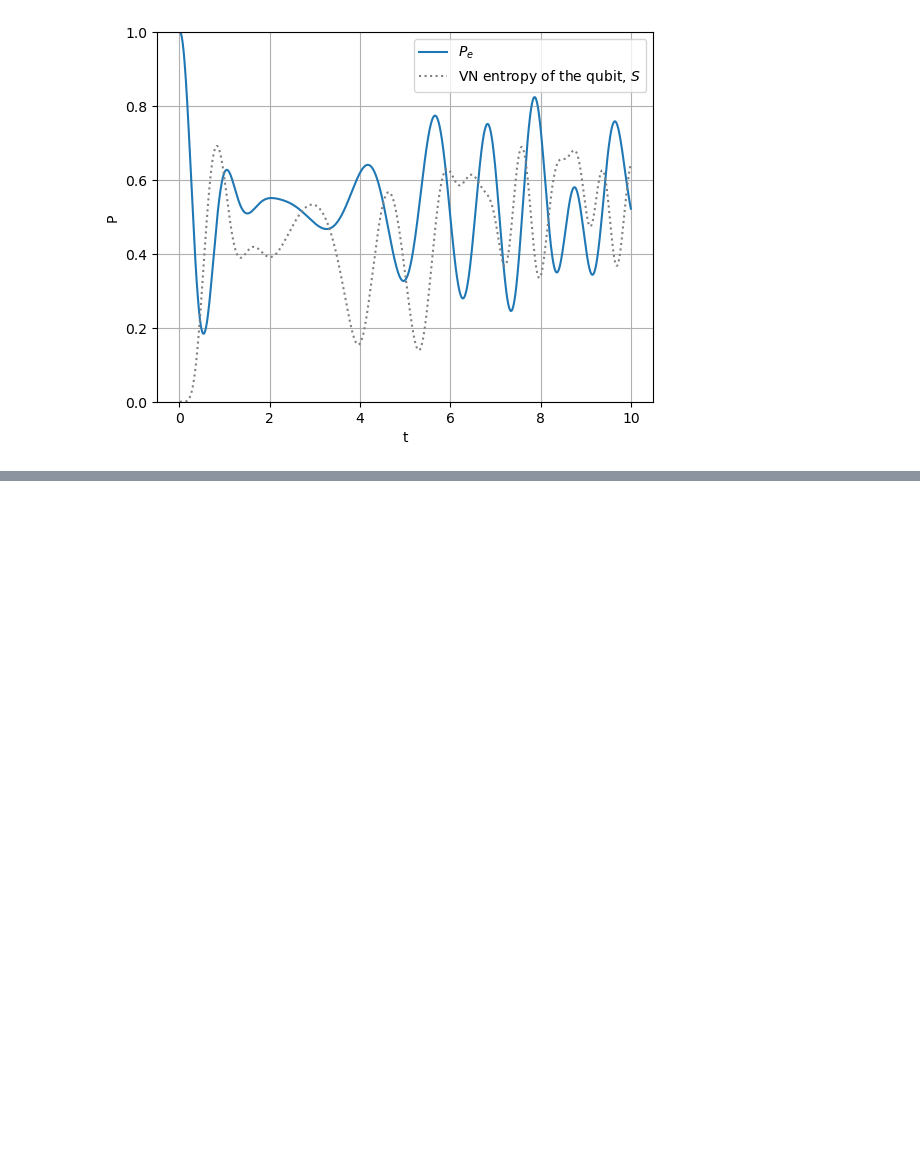
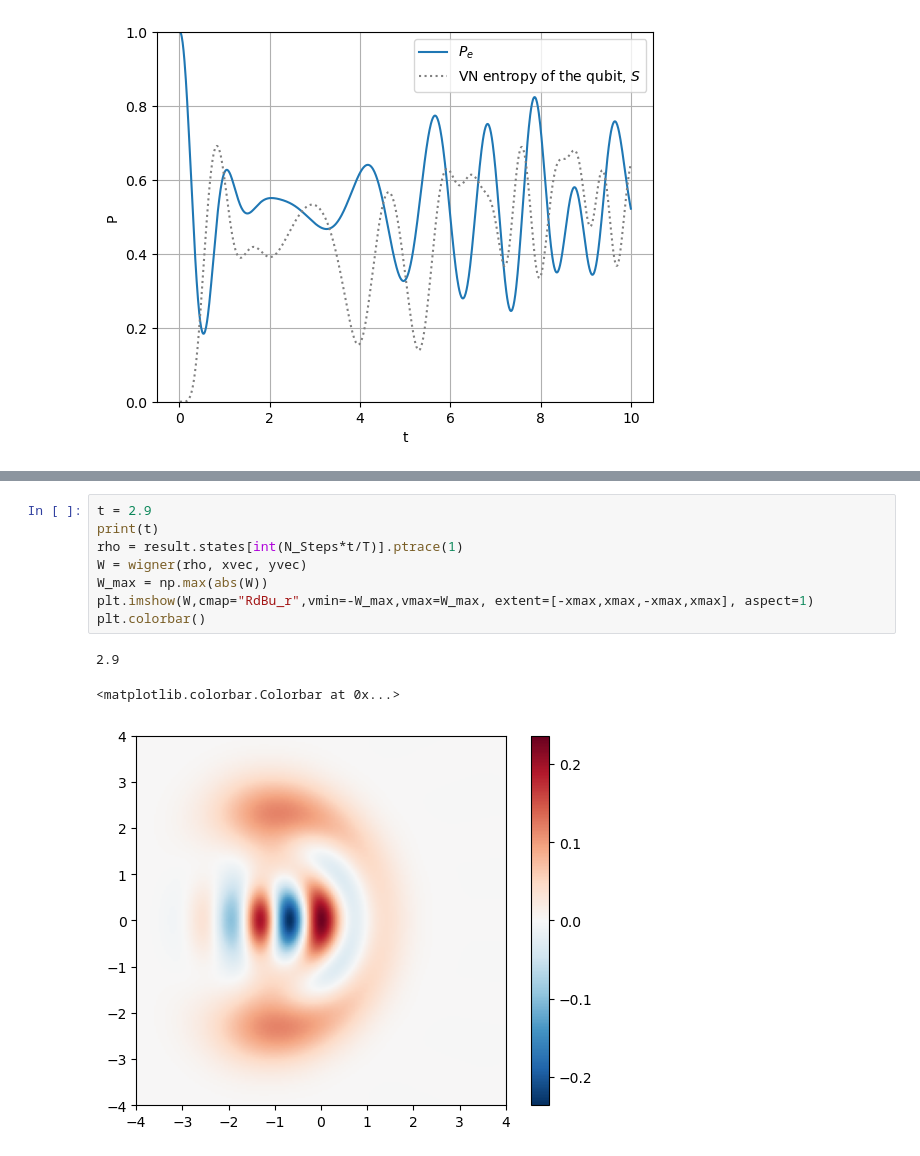
Before and after one commit to jan-chelmecki/ENS-Quantum-Optics-Homework, a Jupyter notebook: HW4_Chelmecki.ipynb, the cells around one changed output, grey strips where cells are left out. Cells and saved outputs as stored; diff of their text form; blank space fills up the shorter version.

```diff
--- a/HW4_Chelmecki.ipynb
+++ b/HW4_Chelmecki.ipynb
@@ -103,0 +130,12 @@ plt.colorbar()
+# %%
+t = 2.9
+print(t)
+rho = result.states[int(N_Steps*t/T)].ptrace(1)
+W = wigner(rho, xvec, yvec)
+W_max = np.max(abs(W))
+plt.imshow(W,cmap="RdBu_r",vmin=-W_max,vmax=W_max, extent=[-xmax,xmax,-xmax,xmax], aspect=1)
+plt.colorbar()
+# %% [output]
+2.9
+<matplotlib.colorbar.Colorbar at 0x...>
+[figure, added]
```
Also changed, not shown: parts of 8 cells of this notebook.
